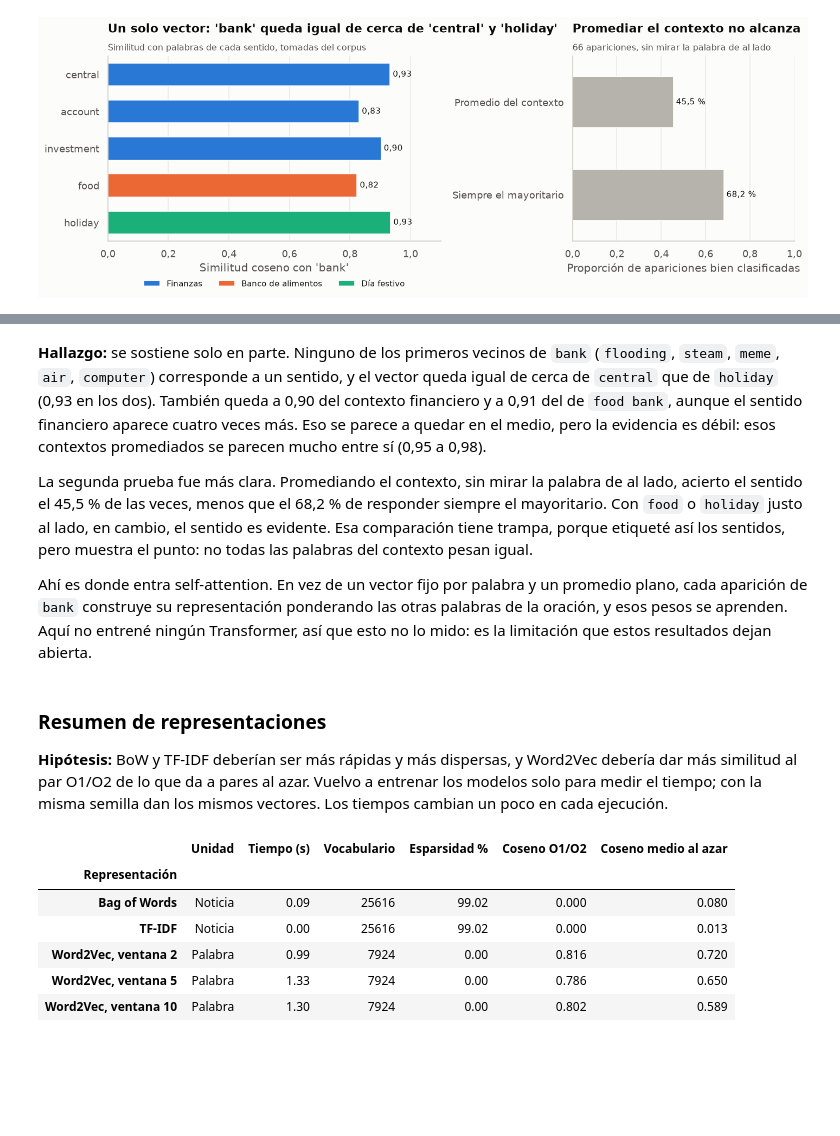
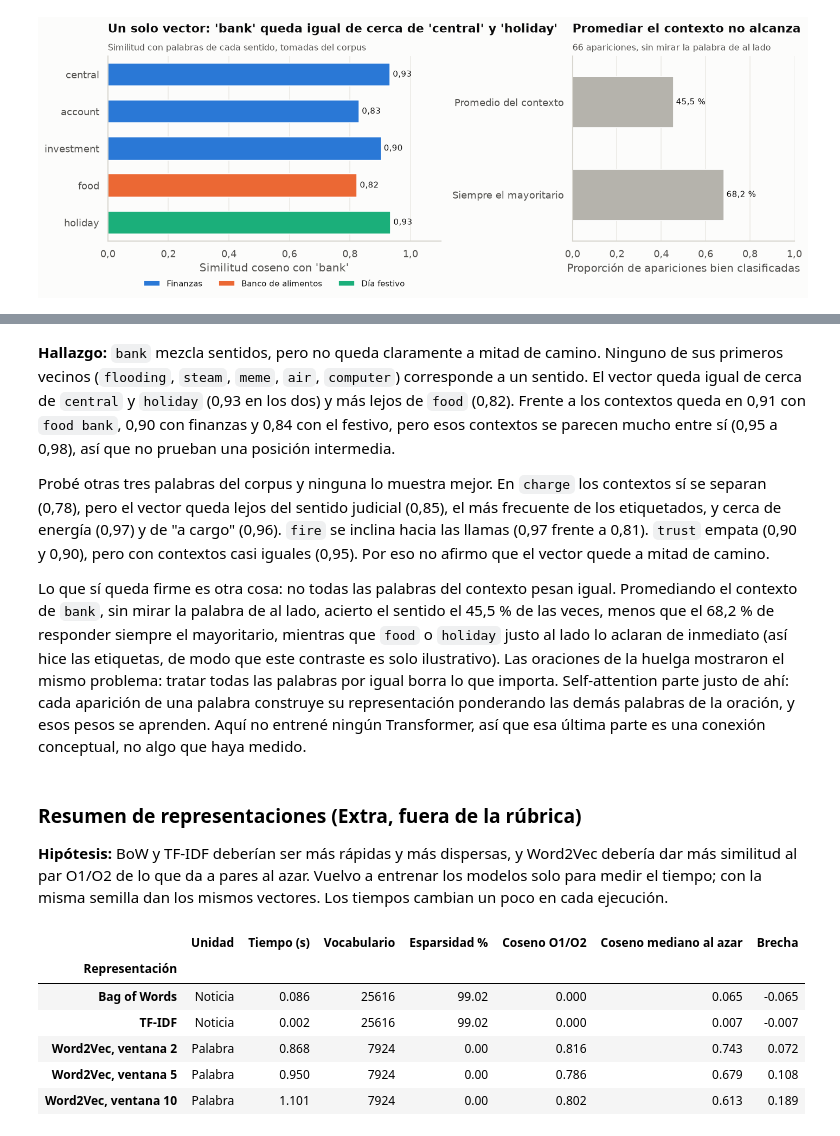
Before and after one commit to AlejoMoncada/llm-assignment1, a Jupyter notebook: 03_Assignment_Sesion1_BoW_Word2Vec.ipynb, the cells around one changed output, grey strips where cells are left out. Drawn from its saved outputs; the diff is of its cells as text; code cells hidden in the pictures; blank space fills up the shorter version.

Commit message:
feat(notebook): apply final rubric review and report Word2Vec baseline

```diff
--- a/03_Assignment_Sesion1_BoW_Word2Vec.ipynb
+++ b/03_Assignment_Sesion1_BoW_Word2Vec.ipynb
@@ -1596,49 +1705,50 @@ Promediando el contexto, sin la palabra vecina: acierta 45.5%; responder siempre
 # %% [markdown]
-**Hallazgo:** se sostiene solo en parte. Ninguno de los primeros vecinos de `bank` (`flooding`, `steam`, `meme`, `air`, `computer`) corresponde a un sentido, y el vector queda igual de cerca de `central` que de `holiday` (0,93 en los dos). También queda a 0,90 del contexto financiero y a 0,91 del de `food bank`, aunque el sentido financiero aparece cuatro veces más. Eso se parece a quedar en el medio, pero la evidencia es débil: esos contextos promediados se parecen mucho entre sí (0,95 a 0,98).
+**Hallazgo:** `bank` mezcla sentidos, pero no queda claramente a mitad de camino. Ninguno de sus primeros vecinos (`flooding`, `steam`, `meme`, `air`, `computer`) corresponde a un sentido. El vector queda igual de cerca de `central` y `holiday` (0,93 en los dos) y más lejos de `food` (0,82). Frente a los contextos queda en 0,91 con `food bank`, 0,90 con finanzas y 0,84 con el festivo, pero esos contextos se parecen mucho entre sí (0,95 a 0,98), así que no prueban una posición intermedia.
 
-La segunda prueba fue más clara. Promediando el contexto, sin mirar la palabra de al lado, acierto el sentido el 45,5 % de las veces, menos que el 68,2 % de responder siempre el mayoritario. Con `food` o `holiday` justo al lado, en cambio, el sentido es evidente. Esa comparación tiene trampa, porque etiqueté así los sentidos, pero muestra el punto: no todas las palabras del contexto pesan igual.
+Probé otras tres palabras del corpus y ninguna lo muestra mejor. En `charge` los contextos sí se separan (0,78), pero el vector queda lejos del sentido judicial (0,85), el más frecuente de los etiquetados, y cerca de energía (0,97) y de "a cargo" (0,96). `fire` se inclina hacia las llamas (0,97 frente a 0,81). `trust` empata (0,90 y 0,90), pero con contextos casi iguales (0,95). Por eso no afirmo que el vector quede a mitad de camino.
 
-Ahí es donde entra self-attention. En vez de un vector fijo por palabra y un promedio plano, cada aparición de `bank` construye su representación ponderando las otras palabras de la oración, y esos pesos se aprenden. Aquí no entrené ningún Transformer, así que esto no lo mido: es la limitación que estos resultados dejan abierta.
+Lo que sí queda firme es otra cosa: no todas las palabras del contexto pesan igual. Promediando el contexto de `bank`, sin mirar la palabra de al lado, acierto el sentido el 45,5 % de las veces, menos que el 68,2 % de responder siempre el mayoritario, mientras que `food` o `holiday` justo al lado lo aclaran de inmediato (así hice las etiquetas, de modo que este contraste es solo ilustrativo). Las oraciones de la huelga mostraron el mismo problema: tratar todas las palabras por igual borra lo que importa. Self-attention parte justo de ahí: cada aparición de una palabra construye su representación ponderando las demás palabras de la oración, y esos pesos se aprenden. Aquí no entrené ningún Transformer, así que esa última parte es una conexión conceptual, no algo que haya medido.
 # %% [markdown]
-### <a id="resumen-rep"></a>Resumen de representaciones
+### <a id="resumen-rep"></a>Resumen de representaciones (Extra, fuera de la rúbrica)
 
 **Hipótesis:** BoW y TF-IDF deberían ser más rápidas y más dispersas, y Word2Vec debería dar más similitud al par O1/O2 de lo que da a pares al azar. Vuelvo a entrenar los modelos solo para medir el tiempo; con la misma semilla dan los mismos vectores. Los tiempos cambian un poco en cada ejecución.
 # %%
 %%capture --no-stdout --no-display
 def medir(funcion):
     inicio = time.perf_counter()
     resultado = funcion()
     return resultado, time.perf_counter() - inicio
 
 
 matriz_bow, tiempo_bow = medir(lambda: matriz_conteos(df["tokens"]))
 _, tiempo_tfidf = medir(lambda: TfidfTransformer().fit_transform(matriz_bow))
 tiempos_w2v = {v: medir(lambda: entrenar_word2vec(v))[1] for v in VENTANAS}
 
 oraciones_base_disperso = matriz_conteos(oraciones_base)
 azar_bow = coseno_azar_disperso(oraciones_base_disperso)
 azar_tfidf = coseno_azar_disperso(TRANSFORMADOR_TFIDF.transform(oraciones_base_disperso))
 par_conteos = matriz_conteos(tokens_mapa[:2])
 filas_resumen = [
     {"Representación": "Bag of Words", "Unidad": "Noticia", "Tiempo (s)": tiempo_bow, "Vocabulario": BOW_CORPUS.shape[1], "Esparsidad %": esparsidad_bow * 100,
-     "Coseno O1/O2": cosine_similarity(par_conteos)[0, 1], "Coseno medio al azar": azar_bow.mean()},
+     "Coseno O1/O2": cosine_similarity(par_conteos)[0, 1], "Coseno mediano al azar": np.median(azar_bow)},
     {"Representación": "TF-IDF", "Unidad": "Noticia", "Tiempo (s)": tiempo_tfidf, "Vocabulario": TFIDF_CORPUS.shape[1], "Esparsidad %": (1 - TFIDF_CORPUS.nnz / np.prod(TFIDF_CORPUS.shape)) * 100,
-     "Coseno O1/O2": cosine_similarity(TRANSFORMADOR_TFIDF.transform(par_conteos))[0, 1], "Coseno medio al azar": azar_tfidf.mean()},
+     "Coseno O1/O2": cosine_similarity(TRANSFORMADOR_TFIDF.transform(par_conteos))[0, 1], "Coseno mediano al azar": np.median(azar_tfidf)},
 ]
 for v, modelo in MODELOS.items():
     par = cosine_similarity(np.array([vector_oracion(t, modelo) for t in tokens_mapa[:2]]))[0, 1]
     filas_resumen.append({
         "Representación": f"Word2Vec, ventana {v}", "Unidad": "Palabra", "Tiempo (s)": tiempos_w2v[v], "Vocabulario": len(modelo.wv),
-        "Esparsidad %": np.mean(modelo.wv.vectors == 0) * 100, "Coseno O1/O2": par, "Coseno medio al azar": coseno_azar_w2v(modelo).mean(),
+        "Esparsidad %": np.mean(modelo.wv.vectors == 0) * 100, "Coseno O1/O2": par, "Coseno mediano al azar": np.median(coseno_azar_w2v(modelo)),
     })
 resumen = pd.DataFrame(filas_resumen).set_index("Representación")
-display(resumen.round({"Tiempo (s)": 2, "Esparsidad %": 2, "Coseno O1/O2": 3, "Coseno medio al azar": 3}))
+resumen["Brecha"] = resumen["Coseno O1/O2"] - resumen["Coseno mediano al azar"]
+display(resumen.round({"Tiempo (s)": 3, "Esparsidad %": 2, "Coseno O1/O2": 3, "Coseno mediano al azar": 3, "Brecha": 3}))
 # %% [output]
-|  | Unidad | Tiempo (s) | Vocabulario | Esparsidad % | Coseno O1/O2 | Coseno medio al azar |
-| Representación |  |  |  |  |  |  |
-| Bag of Words | Noticia | 0.09 | 25616 | 99.02 | 0.000 | 0.080 |
-| TF-IDF | Noticia | 0.00 | 25616 | 99.02 | 0.000 | 0.013 |
-| Word2Vec, ventana 2 | Palabra | 0.99 | 7924 | 0.00 | 0.816 | 0.720 |
-| Word2Vec, ventana 5 | Palabra | 1.33 | 7924 | 0.00 | 0.786 | 0.650 |
-| Word2Vec, ventana 10 | Palabra | 1.30 | 7924 | 0.00 | 0.802 | 0.589 |
+|  | Unidad | Tiempo (s) | Vocabulario | Esparsidad % | Coseno O1/O2 | Coseno mediano al azar | Brecha |
+| Representación |  |  |  |  |  |  |  |
+| Bag of Words | Noticia | 0.086 | 25616 | 99.02 | 0.000 | 0.065 | -0.065 |
+| TF-IDF | Noticia | 0.002 | 25616 | 99.02 | 0.000 | 0.007 | -0.007 |
+| Word2Vec, ventana 2 | Palabra | 0.868 | 7924 | 0.00 | 0.816 | 0.743 | 0.072 |
+| Word2Vec, ventana 5 | Palabra | 0.950 | 7924 | 0.00 | 0.786 | 0.679 | 0.108 |
+| Word2Vec, ventana 10 | Palabra | 1.101 | 7924 | 0.00 | 0.802 | 0.613 | 0.189 |
 # %% [markdown]
```
Also changed, not shown: parts of 20 cells of this notebook, 2 other files.
